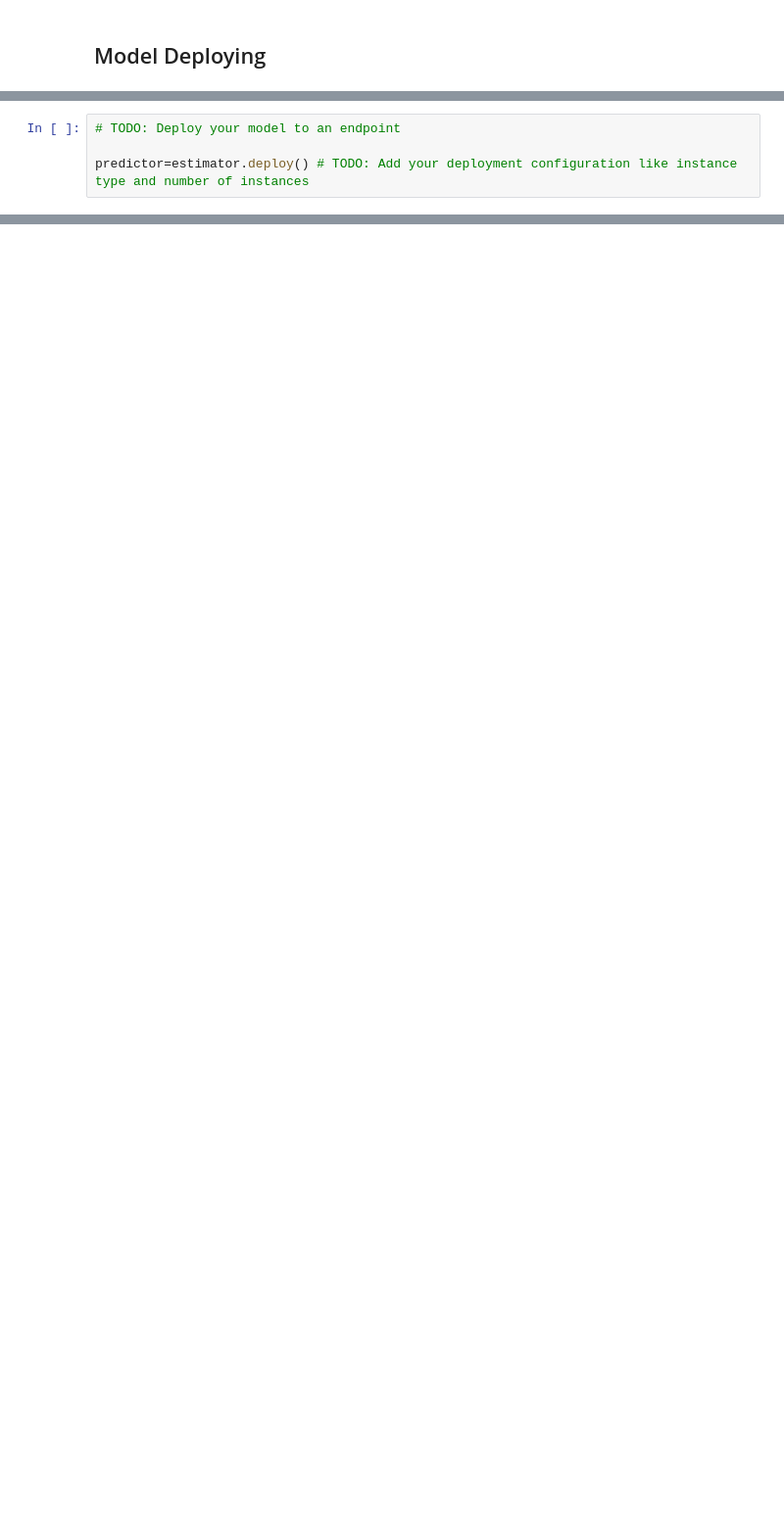
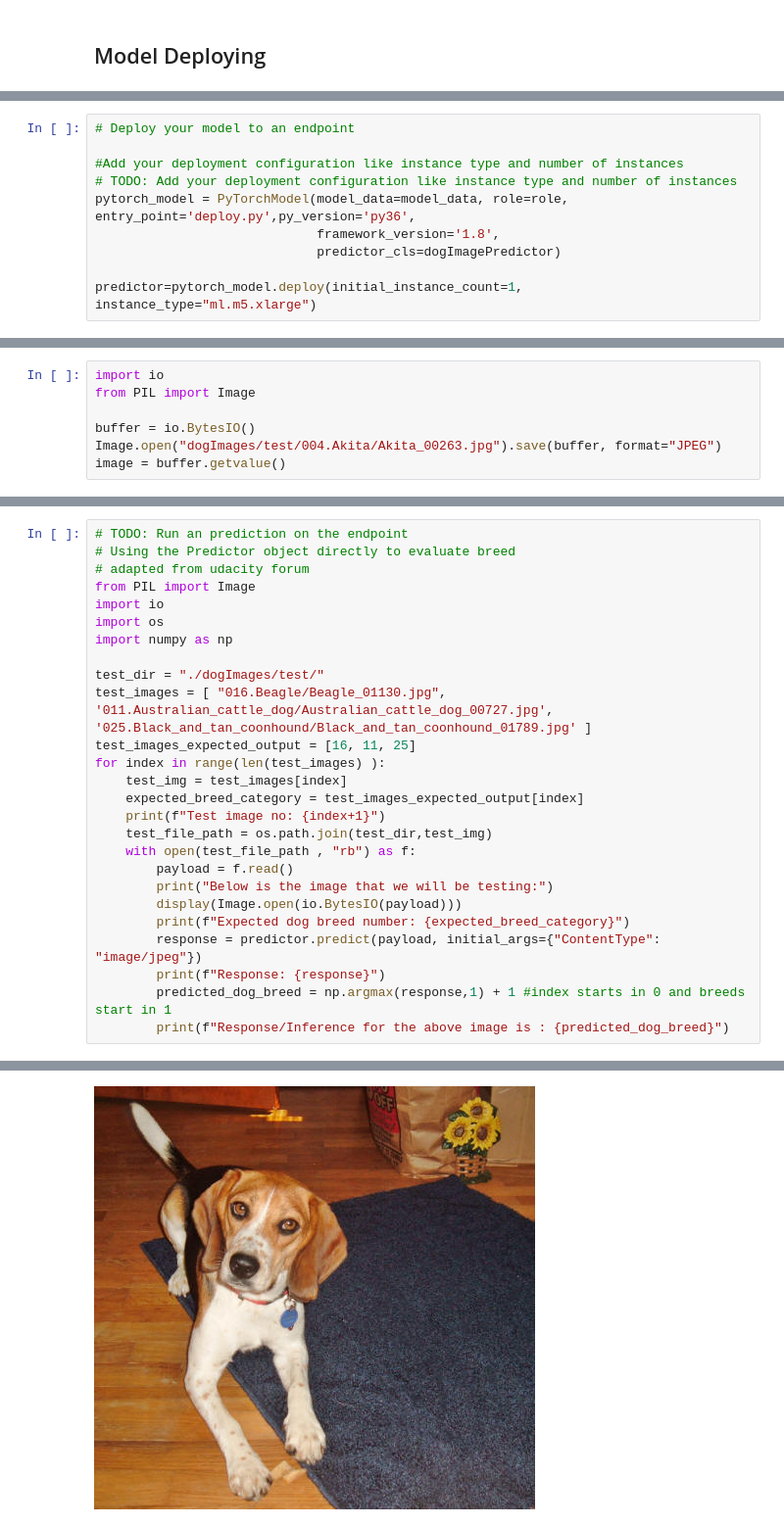
Before and after one commit to medhatelhady/dog-images-classifier-using-aws, a Jupyter notebook: train_and_deploy.ipynb, the cells around one changed output, grey strips where cells are left out. Shown at 98% size. Drawn from its saved outputs; the diff is of its cells as text; blank space fills up the shorter version.

```diff
--- a/train_and_deploy.ipynb
+++ b/train_and_deploy.ipynb
@@ -225,4 +457,10 @@ estimator = # TODO: Your estimator here
 # %%
-# TODO: Deploy your model to an endpoint
+# Deploy your model to an endpoint
 
-predictor=estimator.deploy() # TODO: Add your deployment configuration like instance type and number of instances
+#Add your deployment configuration like instance type and number of instances
+# TODO: Add your deployment configuration like instance type and number of instances
+pytorch_model = PyTorchModel(model_data=model_data, role=role, entry_point='deploy.py',py_version='py36',
+                             framework_version='1.8',
+                             predictor_cls=dogImagePredictor)
+
+predictor=pytorch_model.deploy(initial_instance_count=1, instance_type="ml.m5.xlarge")
@@ -229 +477,8 @@ predictor=estimator.deploy() # TODO: Add your deployment configuration like inst
+# %%
+import io
+from PIL import Image
+
+buffer = io.BytesIO()
+Image.open("dogImages/test/004.Akita/Akita_00263.jpg").save(buffer, format="JPEG")
+image = buffer.getvalue()
 # %%
@@ -233,0 +492,27 @@ response = predictor.predict(image)
+# %%
+# TODO: Run an prediction on the endpoint
+# Using the Predictor object directly to evaluate breed
+# adapted from udacity forum
+from PIL import Image
+import io
+import os
+import numpy as np
+
+test_dir = "./dogImages/test/"
+test_images = [ "016.Beagle/Beagle_01130.jpg", '011.Australian_cattle_dog/Australian_cattle_dog_00727.jpg', '025.Black_and_tan_coonhound/Black_and_tan_coonhound_01789.jpg' ]
+test_images_expected_output = [16, 11, 25]
+for index in range(len(test_images) ):
+    test_img = test_images[index]
+    expected_breed_category = test_images_expected_output[index]
+    print(f"Test image no: {index+1}")
+    test_file_path = os.path.join(test_dir,test_img)
+    with open(test_file_path , "rb") as f:
+        payload = f.read()
+        print("Below is the image that we will be testing:")
+        display(Image.open(io.BytesIO(payload)))
+        print(f"Expected dog breed number: {expected_breed_category}")
+        response = predictor.predict(payload, initial_args={"ContentType": "image/jpeg"})
+        print(f"Response: {response}")
+        predicted_dog_breed = np.argmax(response,1) + 1 #index starts in 0 and breeds start in 1
+        print(f"Response/Inference for the above image is : {predicted_dog_breed}")
+# %% [output]
@@ -233,0 +521 @@ response = predictor.predict(image)
+[figure, added]
```
Also changed, not shown: parts of 48 cells of this notebook, 12 other files.
